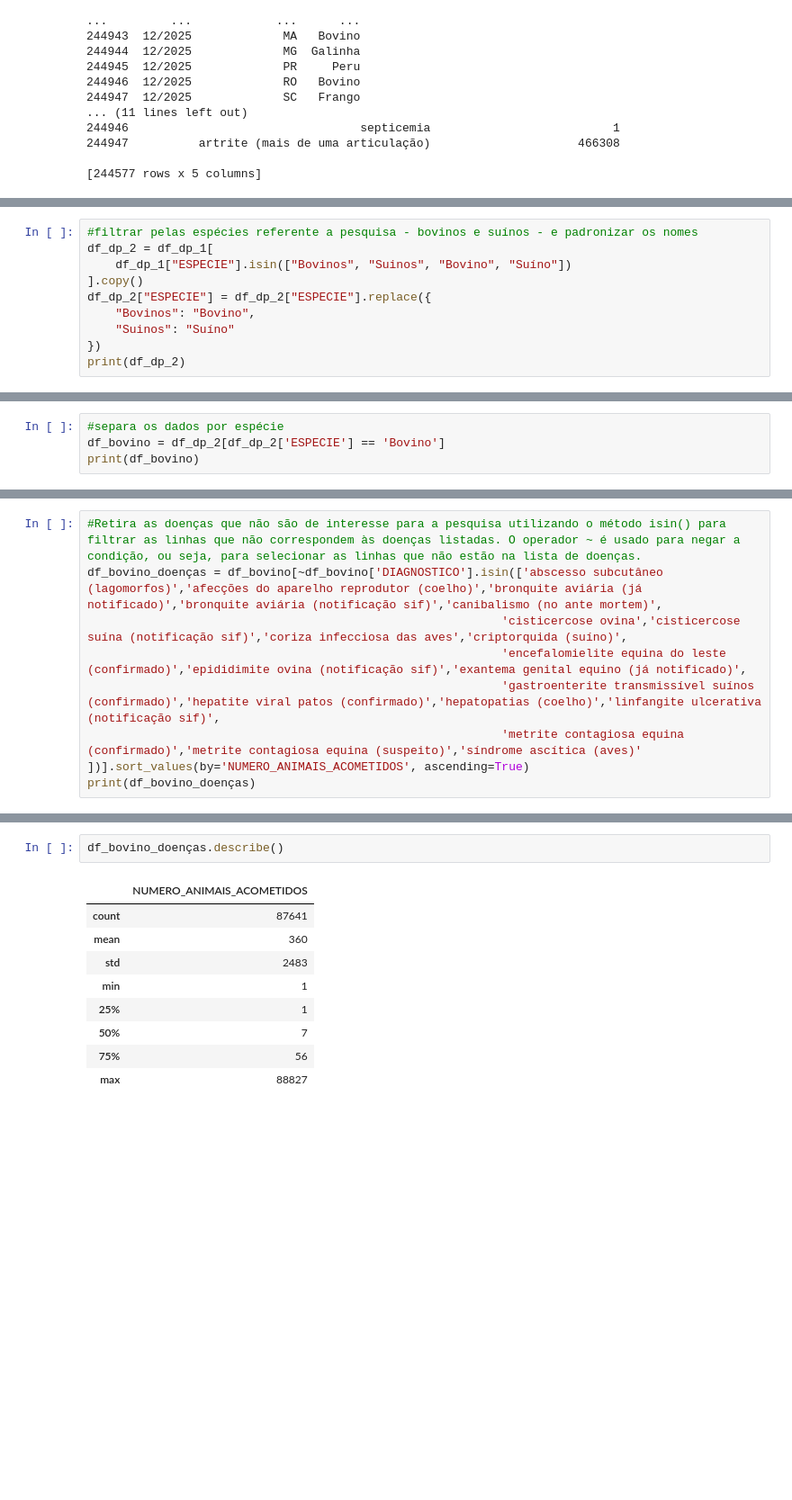
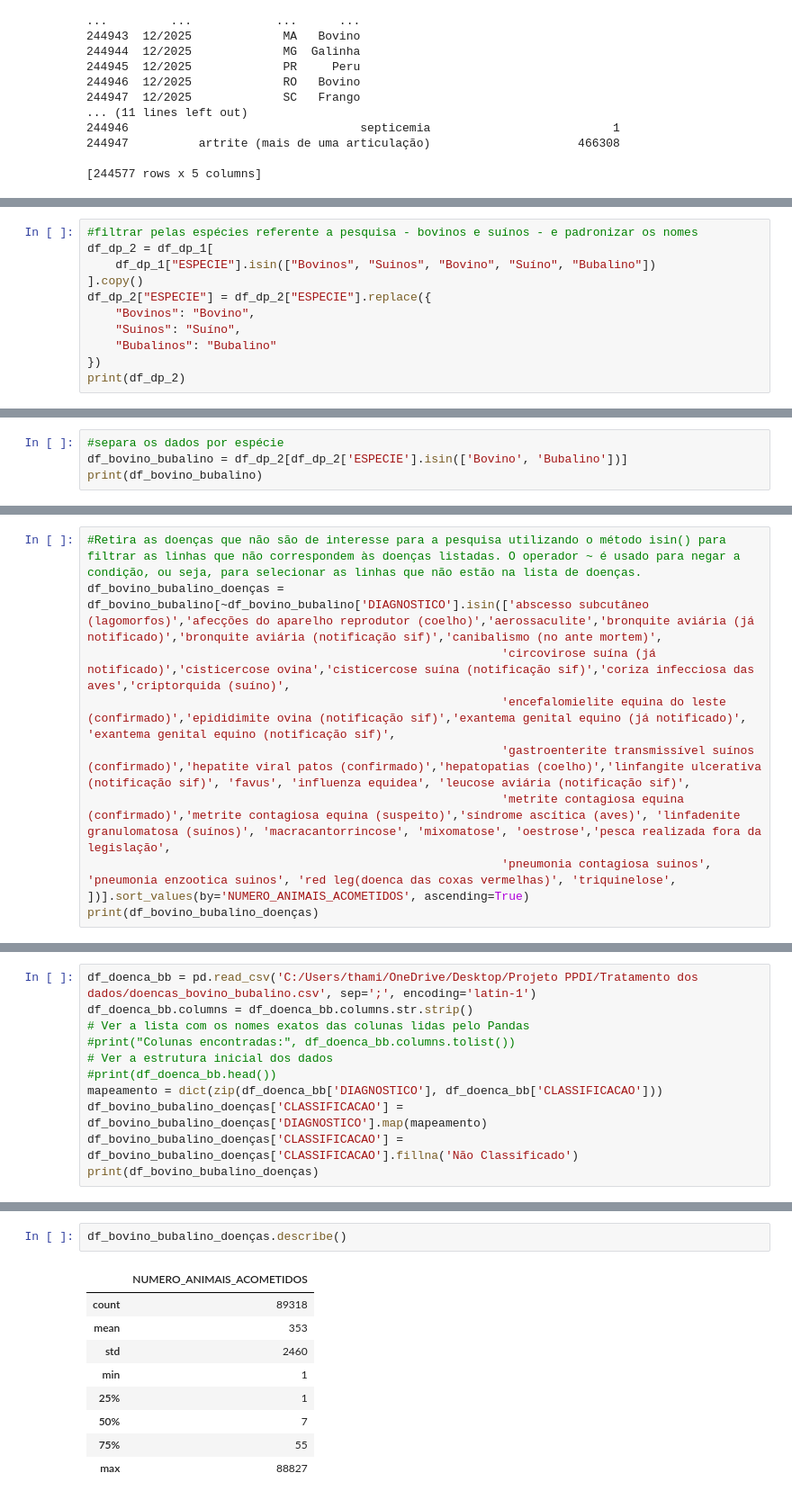
Before and after one commit to Naiasha/Project-data-disease-animal, a Jupyter notebook: Tratamento dos dados/analise_DP_bovino.ipynb, the cells around one changed output, grey strips where cells are left out. Shown at 90% size. Drawn from its saved outputs; the diff is of its cells as text; blank space fills up the shorter version.

```diff
--- a/Tratamento dos dados/analise_DP_bovino.ipynb
+++ b/Tratamento dos dados/analise_DP_bovino.ipynb
@@ -167,11 +180,12 @@ print(df_dp_1)
 # %%
 #filtrar pelas espécies referente a pesquisa - bovinos e suínos - e padronizar os nomes
 df_dp_2 = df_dp_1[
-    df_dp_1["ESPECIE"].isin(["Bovinos", "Suinos", "Bovino", "Suíno"])
+    df_dp_1["ESPECIE"].isin(["Bovinos", "Suinos", "Bovino", "Suíno", "Bubalino"])
 ].copy()
 df_dp_2["ESPECIE"] = df_dp_2["ESPECIE"].replace({
     "Bovinos": "Bovino",
-    "Suinos": "Suíno"
+    "Suinos": "Suíno",
+    "Bubalinos": "Bubalino"
 })
 print(df_dp_2)
 # %% [output]
@@ -211,8 +225,8 @@ df_bovino_anos
 309 rows × 2 columns
 # %%
 #separa os dados por espécie
-df_bovino = df_dp_2[df_dp_2['ESPECIE'] == 'Bovino']
-print(df_bovino)
+df_bovino_bubalino = df_dp_2[df_dp_2['ESPECIE'].isin(['Bovino', 'Bubalino'])]
+print(df_bovino_bubalino)
 # %% [output]
         MES_ANO UF_PROCEDENCIA ESPECIE  \
 0       01/2003             PA  Bovino
@@ -271,10 +285,11 @@ array(['bursite', 'cisticercose calcificada', 'contusão', 'verminose',
 # %%
 #Retira as doenças que não são de interesse para a pesquisa utilizando o método isin() para filtrar as linhas que não correspondem às doenças listadas. O operador ~ é usado para negar a condição, ou seja, para selecionar as linhas que não estão na lista de doenças.
-df_bovino_doenças = df_bovino[~df_bovino['DIAGNOSTICO'].isin(['abscesso subcutâneo (lagomorfos)','afecções do aparelho reprodutor (coelho)','bronquite aviária (já notificado)','bronquite aviária (notificação sif)','canibalismo (no ante mortem)',
-                                                           'cisticercose ovina','cisticercose suína (notificação sif)','coriza infecciosa das aves','criptorquida (suíno)',
-                                                           'encefalomielite equina do leste (confirmado)','epididimite ovina (notificação sif)','exantema genital equino (já notificado)',
-                                                           'gastroenterite transmissível suínos (confirmado)','hepatite viral patos (confirmado)','hepatopatias (coelho)','linfangite ulcerativa (notificação sif)',
-                                                           'metrite contagiosa equina (confirmado)','metrite contagiosa equina (suspeito)','síndrome ascítica (aves)'
+df_bovino_bubalino_doenças = df_bovino_bubalino[~df_bovino_bubalino['DIAGNOSTICO'].isin(['abscesso subcutâneo (lagomorfos)','afecções do aparelho reprodutor (coelho)','aerossaculite','bronquite aviária (já notificado)','bronquite aviária (notificação sif)','canibalismo (no ante mortem)',
+                                                           'circovirose suína (já notificado)','cisticercose ovina','cisticercose suína (notificação sif)','coriza infecciosa das aves','criptorquida (suíno)',
+                                                           'encefalomielite equina do leste (confirmado)','epididimite ovina (notificação sif)','exantema genital equino (já notificado)', 'exantema genital equino (notificação sif)',
+                                                           'gastroenterite transmissível suínos (confirmado)','hepatite viral patos (confirmado)','hepatopatias (coelho)','linfangite ulcerativa (notificação sif)', 'favus', 'influenza equidea', 'leucose aviária (notificação sif)',
+                                                           'metrite contagiosa equina (confirmado)','metrite contagiosa equina (suspeito)','síndrome ascítica (aves)', 'linfadenite granulomatosa (suínos)', 'macracantorrincose', 'mixomatose', 'oestrose','pesca realizada fora da legislação',
+                                                           'pneumonia contagiosa suinos', 'pneumonia enzootica suinos', 'red leg(doenca das coxas vermelhas)', 'triquinelose',
 ])].sort_values(by='NUMERO_ANIMAIS_ACOMETIDOS', ascending=True)
-print(df_bovino_doenças)
+print(df_bovino_bubalino_doenças)
 # %% [output]
@@ -297,0 +313,11 @@ print(df_bovino_doenças)
+# %%
+df_doenca_bb = pd.read_csv('C:/Users/thami/OneDrive/Desktop/Projeto PPDI/Tratamento dos dados/doencas_bovino_bubalino.csv', sep=';', encoding='latin-1')
+df_doenca_bb.columns = df_doenca_bb.columns.str.strip()
+# Ver a lista com os nomes exatos das colunas lidas pelo Pandas
+#print("Colunas encontradas:", df_doenca_bb.columns.tolist())
+# Ver a estrutura inicial dos dados
+#print(df_doenca_bb.head())
+mapeamento = dict(zip(df_doenca_bb['DIAGNOSTICO'], df_doenca_bb['CLASSIFICACAO']))
+df_bovino_bubalino_doenças['CLASSIFICACAO'] = df_bovino_bubalino_doenças['DIAGNOSTICO'].map(mapeamento)
+df_bovino_bubalino_doenças['CLASSIFICACAO'] = df_bovino_bubalino_doenças['CLASSIFICACAO'].fillna('Não Classificado')
+print(df_bovino_bubalino_doenças)
@@ -349,14 +394,14 @@ memory usage: 4.0+ MB
 # %%
-df_bovino_doenças.describe()
+df_bovino_bubalino_doenças.describe()
 # %% [output]
 |  | NUMERO_ANIMAIS_ACOMETIDOS |
-| count | 87641 |
-| mean | 360 |
-| std | 2483 |
+| count | 89318 |
+| mean | 353 |
+| std | 2460 |
 | min | 1 |
 | 25% | 1 |
 | 50% | 7 |
-| 75% | 56 |
+| 75% | 55 |
 | max | 88827 |
 # %%
 #CONFERINDO O VALOR MÁXIMO DO DESCRIBE
```
Also changed, not shown: parts of 20 cells of this notebook, 20 other files.
